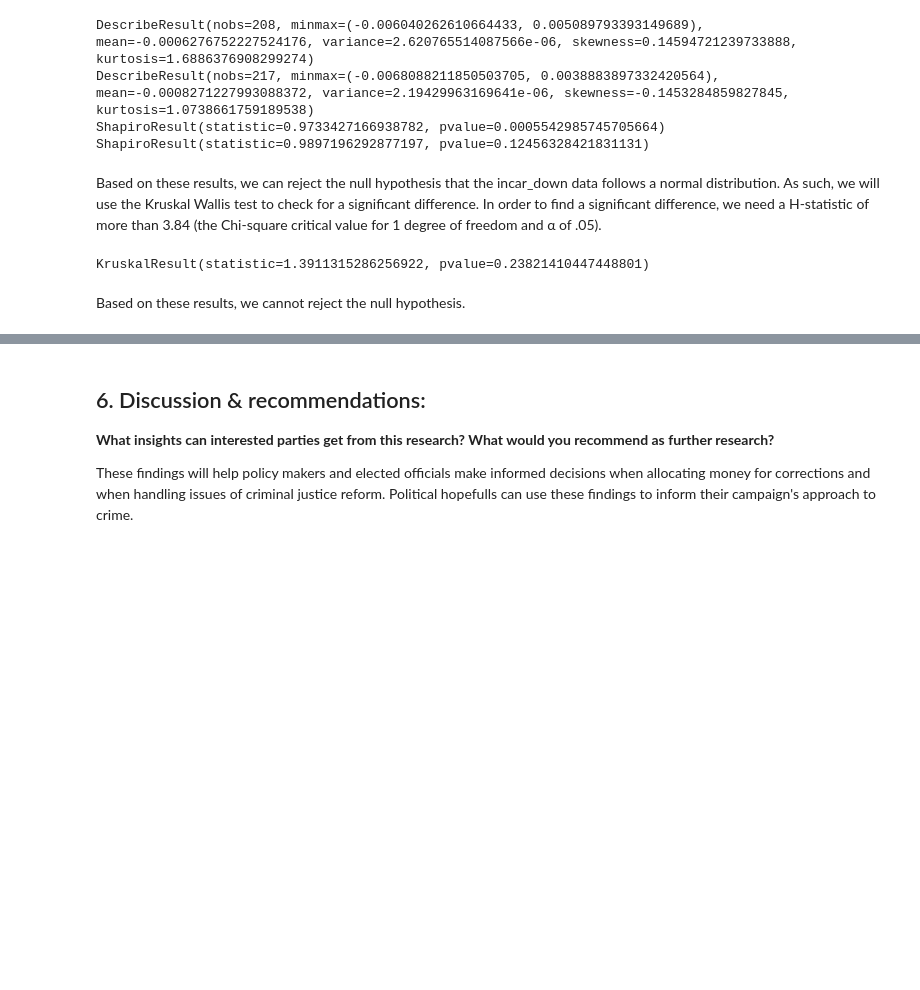
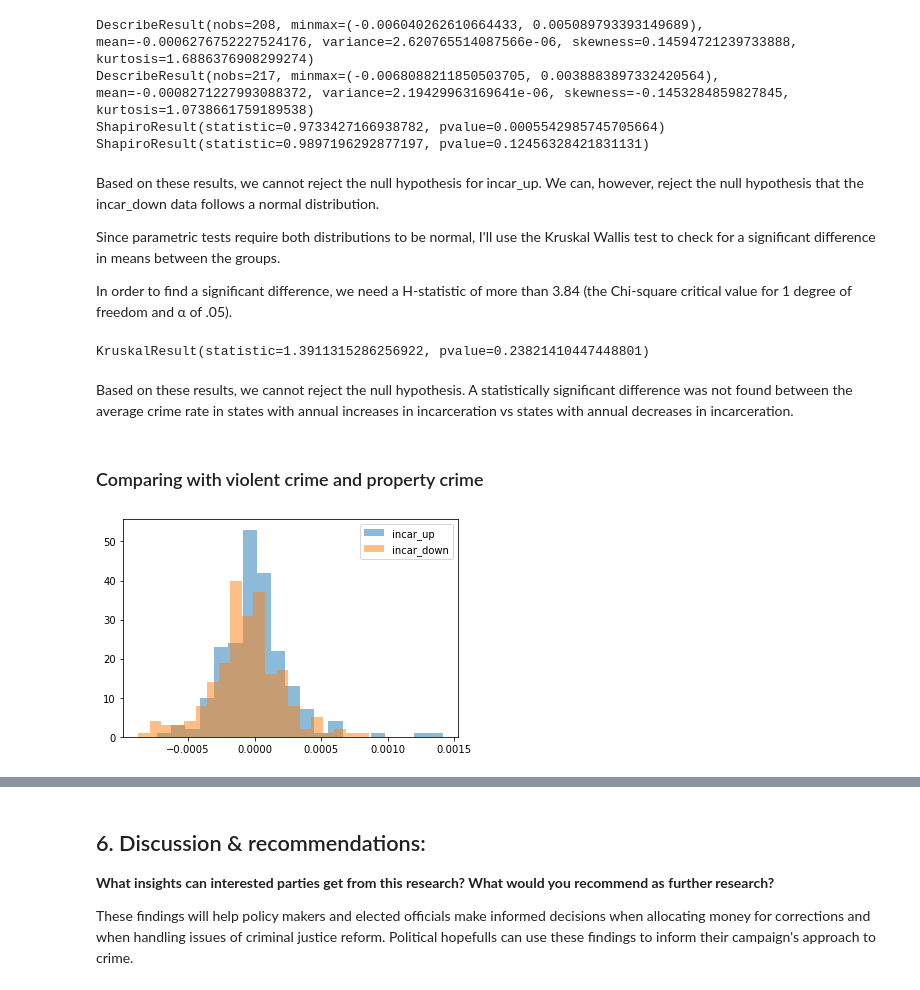
Before and after one commit to CateMerfeld/experimental_design_capstone, a Jupyter notebook: us_crime_and_incarceration.ipynb, the cells around one changed output, grey strips where cells are left out. Cells and saved outputs as stored; diff of their text form; code cells hidden in the pictures; blank space fills up the shorter version.

Commit message:
added preliminary look at crime rate by type of crime

```diff
--- a/us_crime_and_incarceration.ipynb
+++ b/us_crime_and_incarceration.ipynb
@@ -100,3 +102,12 @@ data['pc_cap'] = data['property_crime_total'] / data['state_population']
 # %% [markdown]
 ## 5.	Results:
 **Now, we can walk through the results of the methods. State here the results of your tests and whether these results mean that you reject or fail to reject the null. Also, include compelling tables or graphs to illustrate your findings.**
+# %%
+# create a dataframe for each of the years we'll be looking at
+first_year = data.loc[data.year == 2001].reset_index()
+last_year = data.loc[data.year == 2016].reset_index()
+
+# set up new dataframe for differences
+diffs = pd.DataFrame(columns=['diff_incar'])
+# create column with differences for percent incarcerated
+diffs['diff_incar'] = last_year['perc_incar'] - first_year['perc_incar']
@@ -102,0 +116,26 @@ data['pc_cap'] = data['property_crime_total'] / data['state_population']
+# %%
+# set up a list to hold results
+groups = []
+
+# iterate through diff_incar
+for i in diffs['diff_incar']:
+
+    # append all significant positive changes to group as As
+    if i > .01:
+        group = 'A'
+        groups.append(group)
+
+    # append all sig neg changes as Bs
+    elif i < -.01:
+        group = 'B'
+        groups.append(group)
+
+    # append all insignificant changes as Cs
+    else:
+        group ='C'
+        groups.append(group)
+
+# add column for group designations for each record
+diffs['group'] = groups
+
+# diffs.head()
@@ -239,10 +283,25 @@ DescribeResult(nobs=217, minmax=(-0.0068088211850503705, 0.0038883897332420564),
 ShapiroResult(statistic=0.9733427166938782, pvalue=0.0005542985745705664)
 ShapiroResult(statistic=0.9897196292877197, pvalue=0.12456328421831131)
 # %% [markdown]
-Based on these results, we can reject the null hypothesis that the incar_down data follows a normal distribution. As such, we will use the Kruskal Wallis test to check for a significant difference. In order to find a significant difference, we need a H-statistic of more than 3.84 (the Chi-square critical value for 1 degree of freedom and &alpha; of .05).
+Based on these results, we cannot reject the null hypothesis for incar_up. We can, however, reject the null hypothesis that the incar_down data follows a normal distribution.
+
+Since parametric tests require both distributions to be normal, I'll use the Kruskal Wallis test to check for a significant difference in means between the groups.
+
+In order to find a significant difference, we need a H-statistic of more than 3.84 (the Chi-square critical value for 1 degree of freedom and &alpha; of .05).
 # %%
 stats.kruskal(incar_up['cr_vs_ly'], incar_down['cr_vs_ly'])
 # %% [output]
 KruskalResult(statistic=1.3911315286256922, pvalue=0.23821410447448801)
-# %% [markdown]
-Based on these results, we cannot reject the null hypothesis.
+# %% [markdown]
+Based on these results, we cannot reject the null hypothesis. A statistically significant difference was not found between the average crime rate in states with annual increases in incarceration vs states with annual decreases in incarceration.
+# %% [markdown]
+### Comparing with violent crime and property crime
+# %%
+plt.hist(incar_up['viocr_vs_ly'], alpha = .5, bins = 20)
+plt.hist(incar_down['viocr_vs_ly'], alpha = .5, bins = 20)
+
+plt.legend(['incar_up', 'incar_down'], loc='upper right')
+
+plt.show()
+# %% [output]
+[figure, added]
```
Also changed, not shown: parts of 24 cells of this notebook.
